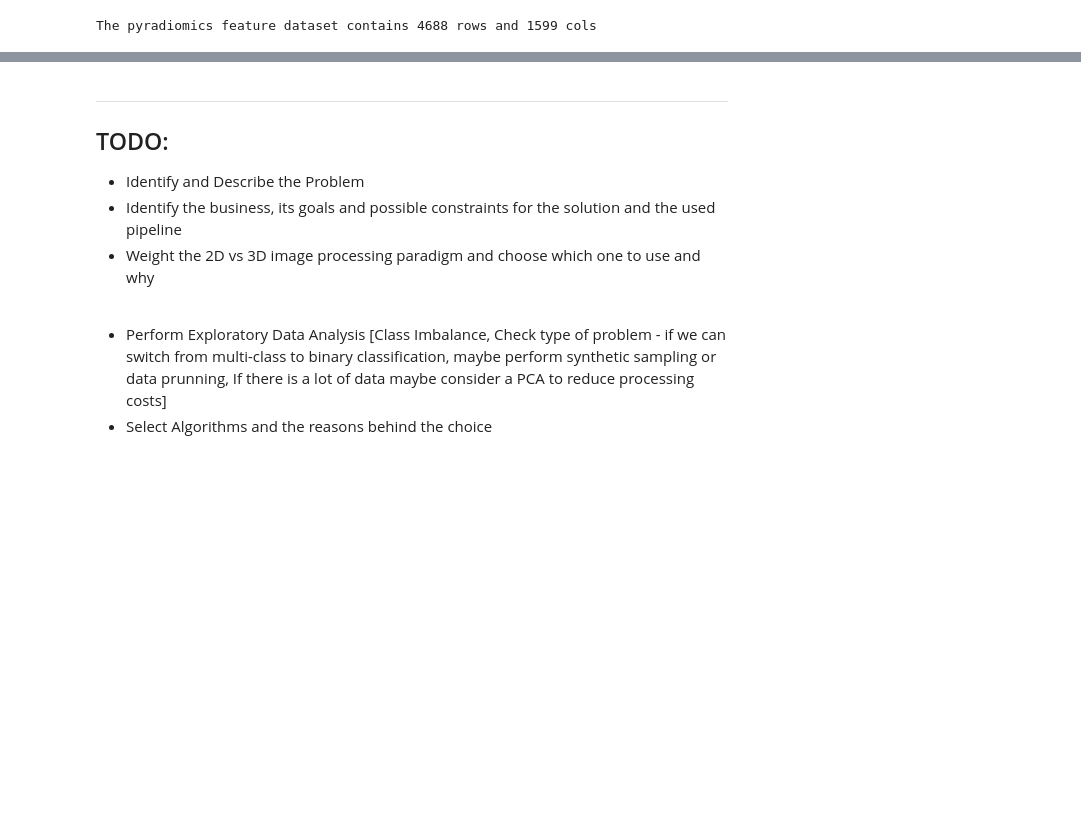
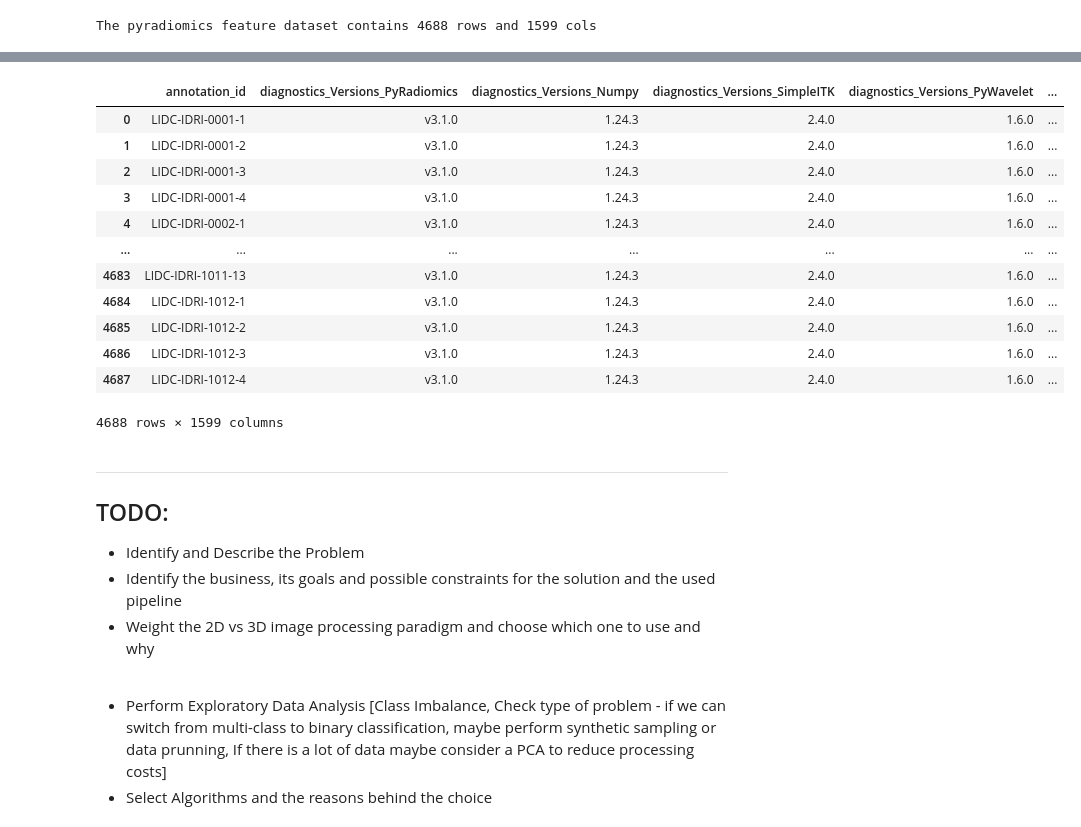
Before and after one commit to EstevesX10/Lung-Cancer-Classification-with-CT-Scans, a Jupyter notebook: Lung Cancer Image Detection/LungCancerClassification.ipynb, the cells around one changed output, grey strips where cells are left out. Cells and saved outputs as stored; diff of their text form; code cells hidden in the pictures; blank space fills up the shorter version.

```diff
--- a/Lung Cancer Image Detection/DataExtraction.ipynb
+++ b/Lung Cancer Image Detection/LungCancerClassification.ipynb
@@ -337,3 +296,20 @@ df_pyradiomics.head()
 | 3 | LIDC-IDRI-0001-4 | v3.1.0 | 1.24.3 | 2.4.0 | 1.6.0 | ... |
 | 4 | LIDC-IDRI-0002-1 | v3.1.0 | 1.24.3 | 2.4.0 | 1.6.0 | ... |
 5 rows × 1599 columns
+# %%
+df_pyradiomics = pd.read_csv('pyradiomics_features.csv', index_col=False)
+df_pyradiomics
+# %% [output]
+|  | annotation_id | diagnostics_Versions_PyRadiomics | diagnostics_Versions_Numpy | diagnostics_Versions_SimpleITK | diagnostics_Versions_PyWavelet | ... |
+| 0 | LIDC-IDRI-0001-1 | v3.1.0 | 1.24.3 | 2.4.0 | 1.6.0 | ... |
+| 1 | LIDC-IDRI-0001-2 | v3.1.0 | 1.24.3 | 2.4.0 | 1.6.0 | ... |
+| 2 | LIDC-IDRI-0001-3 | v3.1.0 | 1.24.3 | 2.4.0 | 1.6.0 | ... |
+| 3 | LIDC-IDRI-0001-4 | v3.1.0 | 1.24.3 | 2.4.0 | 1.6.0 | ... |
+| 4 | LIDC-IDRI-0002-1 | v3.1.0 | 1.24.3 | 2.4.0 | 1.6.0 | ... |
+| ... | ... | ... | ... | ... | ... | ... |
+| 4683 | LIDC-IDRI-1011-13 | v3.1.0 | 1.24.3 | 2.4.0 | 1.6.0 | ... |
+| 4684 | LIDC-IDRI-1012-1 | v3.1.0 | 1.24.3 | 2.4.0 | 1.6.0 | ... |
+| 4685 | LIDC-IDRI-1012-2 | v3.1.0 | 1.24.3 | 2.4.0 | 1.6.0 | ... |
+| 4686 | LIDC-IDRI-1012-3 | v3.1.0 | 1.24.3 | 2.4.0 | 1.6.0 | ... |
+| 4687 | LIDC-IDRI-1012-4 | v3.1.0 | 1.24.3 | 2.4.0 | 1.6.0 | ... |
+4688 rows × 1599 columns
```
Also changed, not shown: parts of 17 cells of this notebook.
